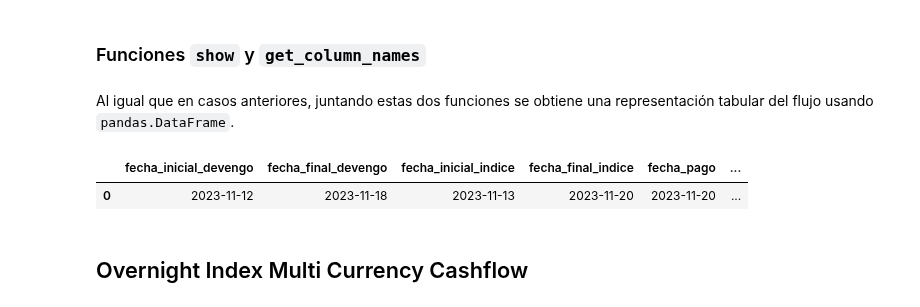
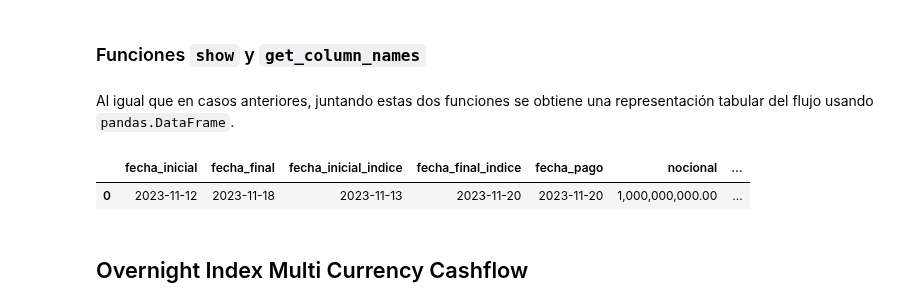
Before and after one commit to qcfinancial/qcfinancial-docs, a Jupyter notebook: 2_Cashflows.ipynb, the cells around one changed output. Saved outputs shown, nothing was run; the diff lists cells and outputs as text; code cells hidden in the pictures.

```diff
--- a/2_Cashflows.ipynb
+++ b/2_Cashflows.ipynb
@@ -1222,26 +1226,27 @@ Check: 1,000,853,900.0000
 # %% [markdown]
 Al igual que en casos anteriores, juntando estas dos funciones se obtiene una representación tabular del flujo usando `pandas.DataFrame`.
 # %%
+overnight_index_cashflow.set_dates_for_eq_rate(qcf.DatesForEquivalentRate.ACCRUAL)
 df = pd.DataFrame(
     [qcf.show(overnight_index_cashflow)],
     columns=qcf.get_column_names(overnight_index_cashflow.get_type())
 )
 df.style.format({
     'nocional':'{:,.2f}',
     'amortizacion':'{:,.2f}',
     'amortizacion_moneda_pago':'{:,.2f}',
     'interes':'{:,.2f}',
     'interes_moneda_pago':'{:,.2f}',
     'flujo':'{:,.2f}',
     'flujo_moneda_pago':'{:,.2f}',
     'valor_tasa_equivalente':'{:.6%}',
     'spread':'{:.2%}',
     'valor_indice_inicial':'{:,.2f}',
-    'valor_indice_final':'{:,.2f}',
+    'valor_indice_final':'{:,.4f}',
 })
 # %% [output]
-|  | fecha_inicial_devengo | fecha_final_devengo | fecha_inicial_indice | fecha_final_indice | fecha_pago | ... |
-| 0 | 2023-11-12 | 2023-11-18 | 2023-11-13 | 2023-11-20 | 2023-11-20 | ... |
+|  | fecha_inicial | fecha_final | fecha_inicial_indice | fecha_final_indice | fecha_pago | nocional | ... |
+| 0 | 2023-11-12 | 2023-11-18 | 2023-11-13 | 2023-11-20 | 2023-11-20 | 1,000,000,000.00 | ... |
 # %% [markdown]
 ## Overnight Index Multi Currency Cashflow
 # %% [markdown]
```
Also changed, not shown: parts of 15 cells of this notebook, 1 other file.
